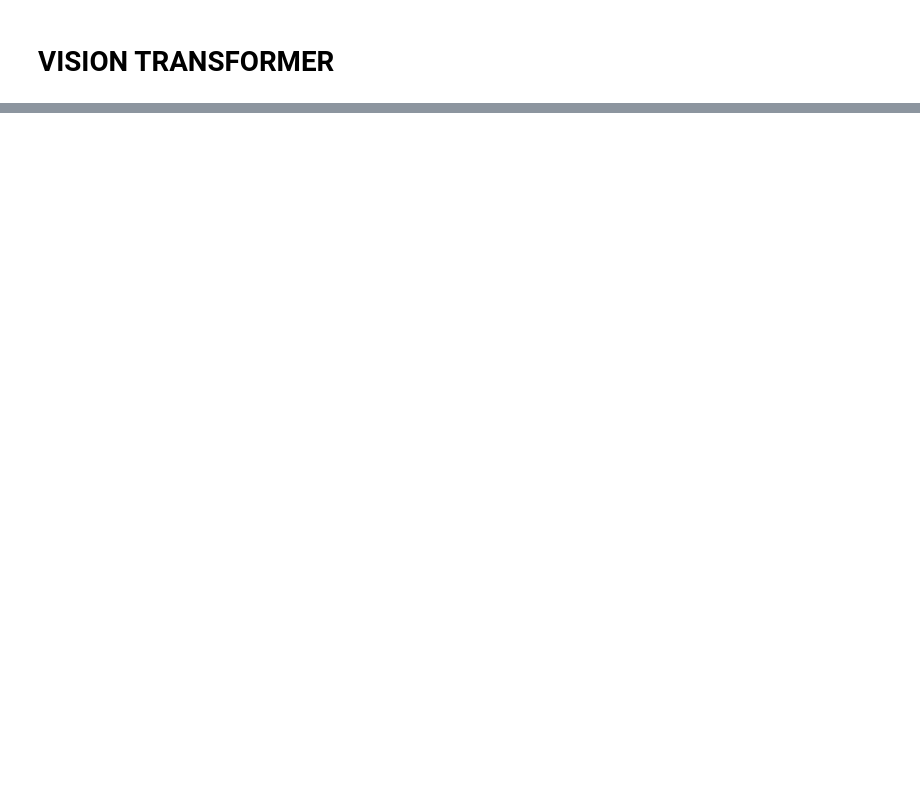
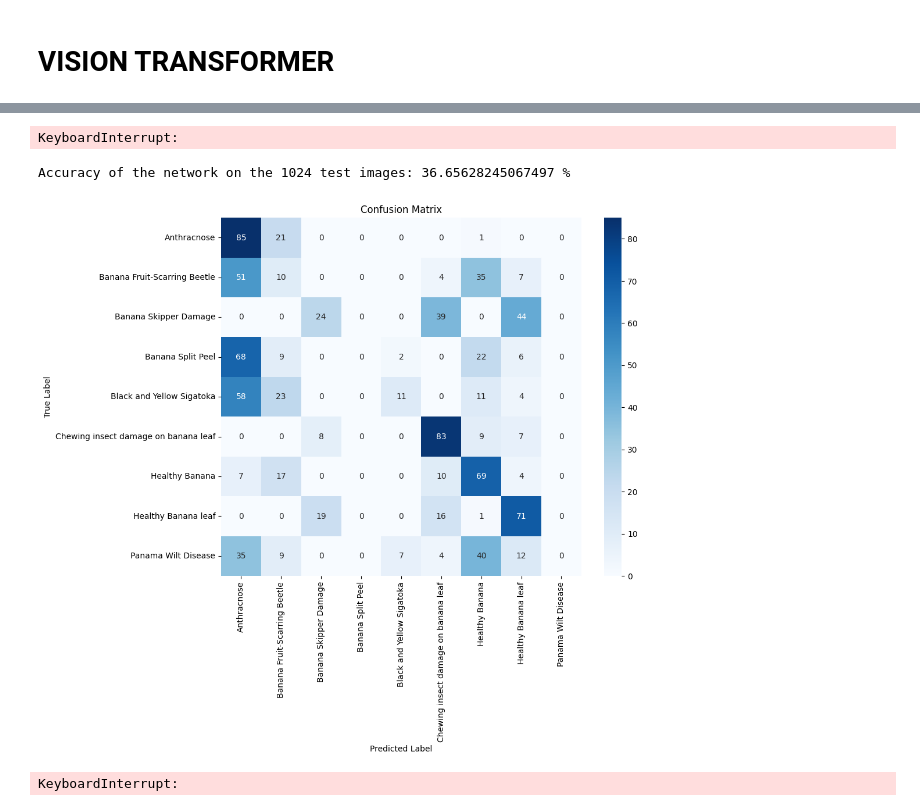
Before and after one commit to jlorion/DeepLearnDev, a Jupyter notebook: proj/ViTproj.ipynb, the cells around one changed output, grey strips where cells are left out. Saved outputs shown, nothing was run; the diff lists cells and outputs as text; code cells hidden in the pictures; blank space fills up the shorter version.

```diff
--- a/proj/ViTproj.ipynb
+++ b/proj/ViTproj.ipynb
@@ -29,6 +34,6 @@ build_path = '/content/drive/MyDrive/bananadata/build/augs'
 # %%
 
-BATCH_SIZE = 64
+batch_size = 64
 EPOCHS = 10 # Try increasing epochs to 30
 LEARNING_RATE = 0.01
 PATCH_SIZE = 16
@@ -150,8 +155,14 @@ criterion = nn.CrossEntropyLoss() # Measure how wrong our model is
 optimizer = torch.optim.Adam(params=model.parameters(), # update our model's parameters to try and reduce the loss
                              lr=LEARNING_RATE)
 total_step = len(load_train)
+# %%
+# only run this if there is already a saved model in the directory
+model_path = root_dir + '/bananadata/results/vit/models/VITmodel1.pth' # Replace with proper name of saved model
+state_dict = torch.load(model_path, map_location=device)
+model.load_state_dict(state_dict)
+optimizer.load_state_dict(torch.load(root_dir + '/bananadata/results/vit/models/optimizer1.pth')) # replace this with proper name of saved model
 # %%
-for epoch in range(num_epochs):
+for epoch in range(EPOCHS):
     running_loss = 0.0
     for i, batch in enumerate(load_train):
         # Move tensors to the configured device
@@ -171,7 +182,7 @@ for epoch in range(num_epochs):
     train_losses.append(train_loss)
 
     print ('Epoch [{}/{}], Step [{}/{}], Loss: {:.4f}'
-                   .format(epoch+1, num_epochs, i+1, total_step, loss.item()))
+                   .format(epoch+1, EPOCHS, i+1, total_step, loss.item()))
 
     # Validation
     running_loss = 0.0
@@ -185,13 +196,13 @@ for epoch in range(num_epochs):
             _, predicted = torch.max(outputs.data, 1)
             total += labels.size(0)
             correct += (predicted == labels).sum().item()
+            running_loss += loss.item() * labels.size(0)
             del images, labels, outputs
-            running_loss += loss.item() * labels.size(0)
         val_loss = running_loss / len(load_val.dataset)
         val_losses.append(val_loss)
         val_acc = 100 * correct / total
         val_accuracies.append(val_acc)
-        print('Accuracy of the network on the {} validation images: {} %'.format(945, 100 * correct / total)
+        print('Accuracy of the network on the {} validation images: {} %'.format(945, 100 * correct / total))
 # %%
 import matplotlib.pyplot as plt
 import seaborn as sns
@@ -215,29 +232,34 @@ with torch.no_grad():
     correct = 0
     total = 0
     for batch in load_test:
-        images = batch['image'].to(device)
-        labels = batch['label'].to(device)
+        images = batch[0].to(device)
+        labels = batch[1].to(device)
         outputs = model(images)
         _, predicted = torch.max(outputs.data, 1)
         total += labels.size(0)
         correct += (predicted == labels).sum().item()
 
-        y_true.extend(labels.cpu().numpy())
-        y_pred.extend(predicted.cpu().numpy())
+        test_y_true.extend(labels.cpu().numpy())
+        test_y_pred.extend(predicted.cpu().numpy())
 
         del images, labels, outputs
+# %% [output]
+KeyboardInterrupt:
 # %%
-print('Accuracy of the network on the {} test images: {} %'.format(len(test_ds), 100 * correct / total))
+print('Accuracy of the network on the {} test images: {} %'.format(len(load_test)*batch_size, 100 * correct / total))
 
-cm = confusion_matrix(y_true, y_pred)
+cm = confusion_matrix(test_y_true, test_y_pred)
 
 # Plot Confusion Matrix
 plt.figure(figsize=(10, 8))
 sns.heatmap(cm, annot=True, fmt='d', cmap='Blues', xticklabels=labels_map.values(), yticklabels=labels_map.values())
 plt.xlabel('Predicted Label')
 plt.ylabel('True Label')
 plt.title('Confusion Matrix')
 plt.show()
+# %% [output]
+Accuracy of the network on the 1024 test images: 36.65628245067497 %
+[figure, added]
 # %%
 model.eval()
 build_y_true = []
@@ -254,6 +276,8 @@ with torch.no_grad():
         _, predicted = torch.max(outputs.data, 1)
         total += labels.size(0)
         correct += (predicted == labels).sum().item()
+        build_y_true.extend(labels.cpu().numpy())
+        build_y_pred.extend(predicted.cpu().numpy())
         del images, labels, outputs
-
-    print('Accuracy of the network on the {} test images: {} %'.format(10000, 100 * correct / total))
+# %% [output]
+KeyboardInterrupt:
```
Also changed, not shown: parts of 9 cells of this notebook, 3 other files.
